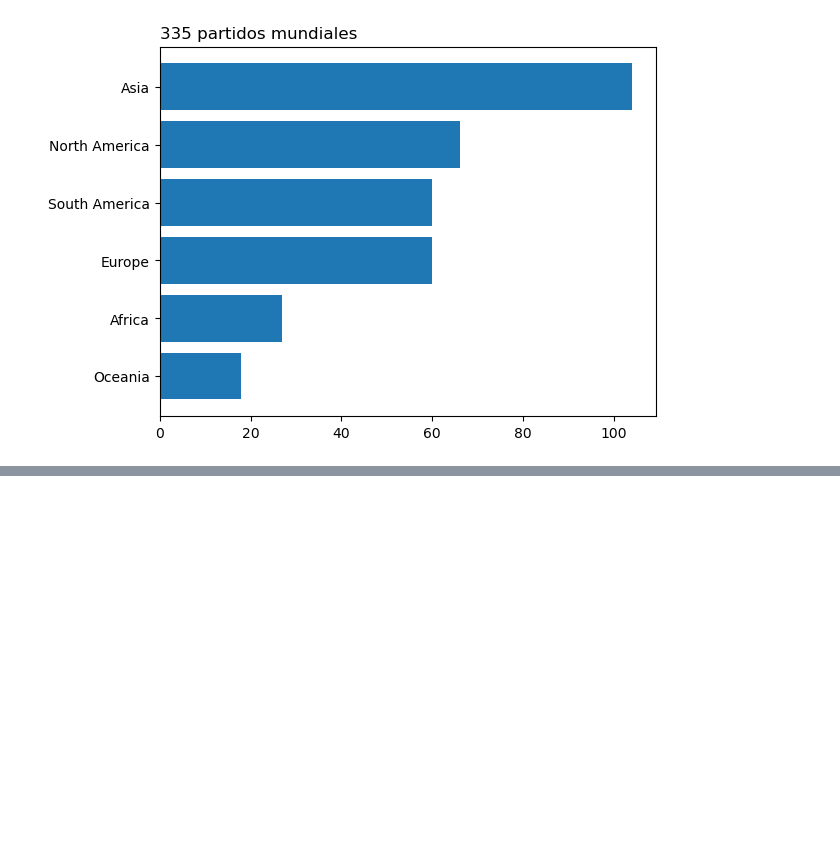
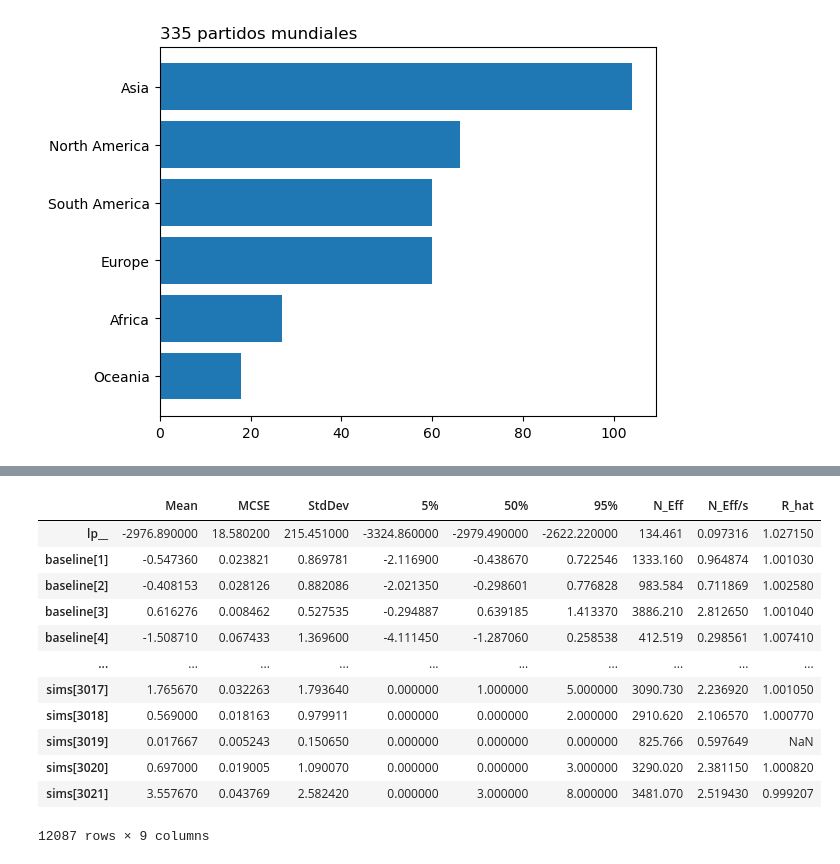
Before and after one commit to CAMM961001/futbol_bayes, a Jupyter notebook: src/analisis_exploratorio.ipynb, the cells around one changed output, grey strips where cells are left out. Saved outputs shown, nothing was run; the diff lists cells and outputs as text; code cells hidden in the pictures; blank space fills up the shorter version.

```diff
--- a/notebooks/analisis_exploratorio.ipynb
+++ b/src/analisis_exploratorio.ipynb
@@ -265,0 +393,6 @@ model_ = CmdStanModel(
+# %%
+# Compilar el modelo
+compile_ = CmdStanModel(
+    model_name=name
+    ,stan_file=model_
+    ,compile=True)
@@ -265,0 +404,6 @@ model_ = CmdStanModel(
+# %%
+stan_data_ = {
+    'n_matches': df_.shape[0]
+    ,'goals_home': df_.home_team_score.values
+    ,'goals_away': df_.away_team_score.values
+}
@@ -265,0 +412,8 @@ model_ = CmdStanModel(
+# %%
+fit_ = compile_.sample(
+    data=stan_data_
+    ,chains=3
+    ,iter_warmup= 100
+    ,iter_sampling=1_000
+    ,show_progress=True
+)
@@ -265,0 +431,18 @@ model_ = CmdStanModel(
+# %%
+summary_ = fit_.summary()
+# %%
+summary_
+# %% [output]
+|  | Mean | MCSE | StdDev | 5% | 50% | 95% | N_Eff | N_Eff/s | R_hat |
+| lp__ | -2976.890000 | 18.580200 | 215.451000 | -3324.860000 | -2979.490000 | -2622.220000 | 134.461 | 0.097316 | 1.027150 |
+| baseline[1] | -0.547360 | 0.023821 | 0.869781 | -2.116900 | -0.438670 | 0.722546 | 1333.160 | 0.964874 | 1.001030 |
+| baseline[2] | -0.408153 | 0.028126 | 0.882086 | -2.021350 | -0.298601 | 0.776828 | 983.584 | 0.711869 | 1.002580 |
+| baseline[3] | 0.616276 | 0.008462 | 0.527535 | -0.294887 | 0.639185 | 1.413370 | 3886.210 | 2.812650 | 1.001040 |
+| baseline[4] | -1.508710 | 0.067433 | 1.369600 | -4.111450 | -1.287060 | 0.258538 | 412.519 | 0.298561 | 1.007410 |
+| ... | ... | ... | ... | ... | ... | ... | ... | ... | ... |
+| sims[3017] | 1.765670 | 0.032263 | 1.793640 | 0.000000 | 1.000000 | 5.000000 | 3090.730 | 2.236920 | 1.001050 |
+| sims[3018] | 0.569000 | 0.018163 | 0.979911 | 0.000000 | 0.000000 | 2.000000 | 2910.620 | 2.106570 | 1.000770 |
+| sims[3019] | 0.017667 | 0.005243 | 0.150650 | 0.000000 | 0.000000 | 0.000000 | 825.766 | 0.597649 | NaN |
+| sims[3020] | 0.697000 | 0.019005 | 1.090070 | 0.000000 | 0.000000 | 3.000000 | 3290.020 | 2.381150 | 1.000820 |
+| sims[3021] | 3.557670 | 0.043769 | 2.582420 | 0.000000 | 3.000000 | 8.000000 | 3481.070 | 2.519430 | 0.999207 |
+12087 rows × 9 columns
```
Also changed, not shown: parts of 22 cells of this notebook, 1 other file.
